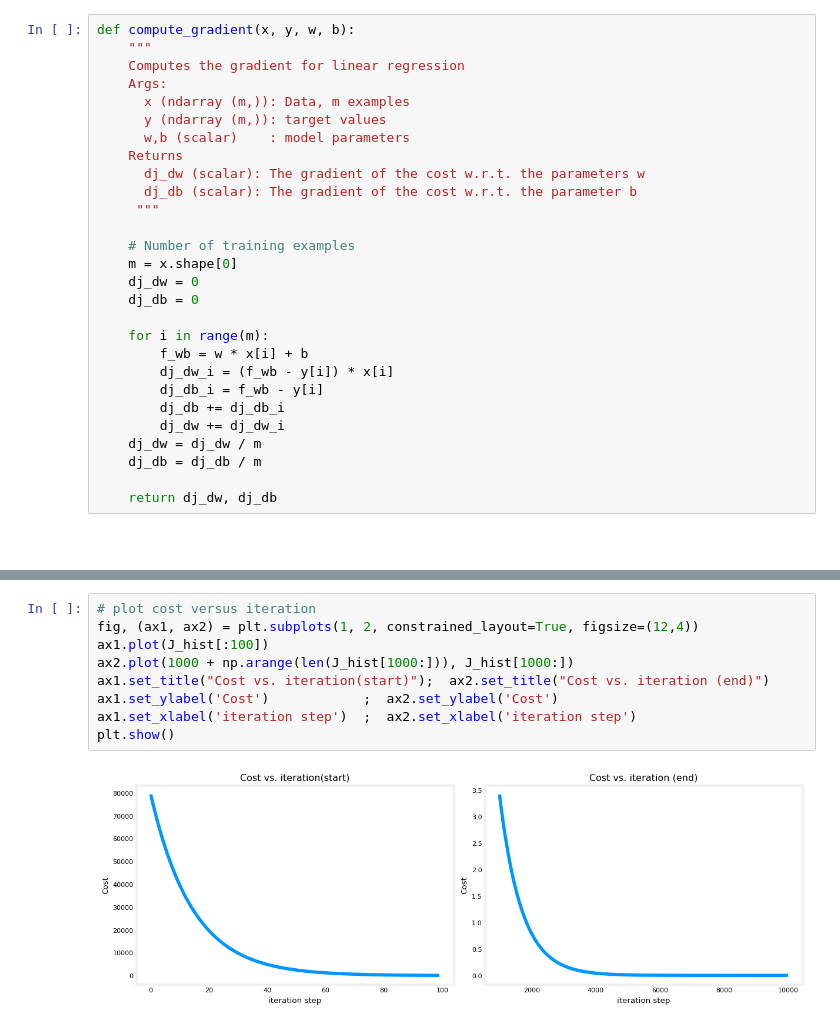
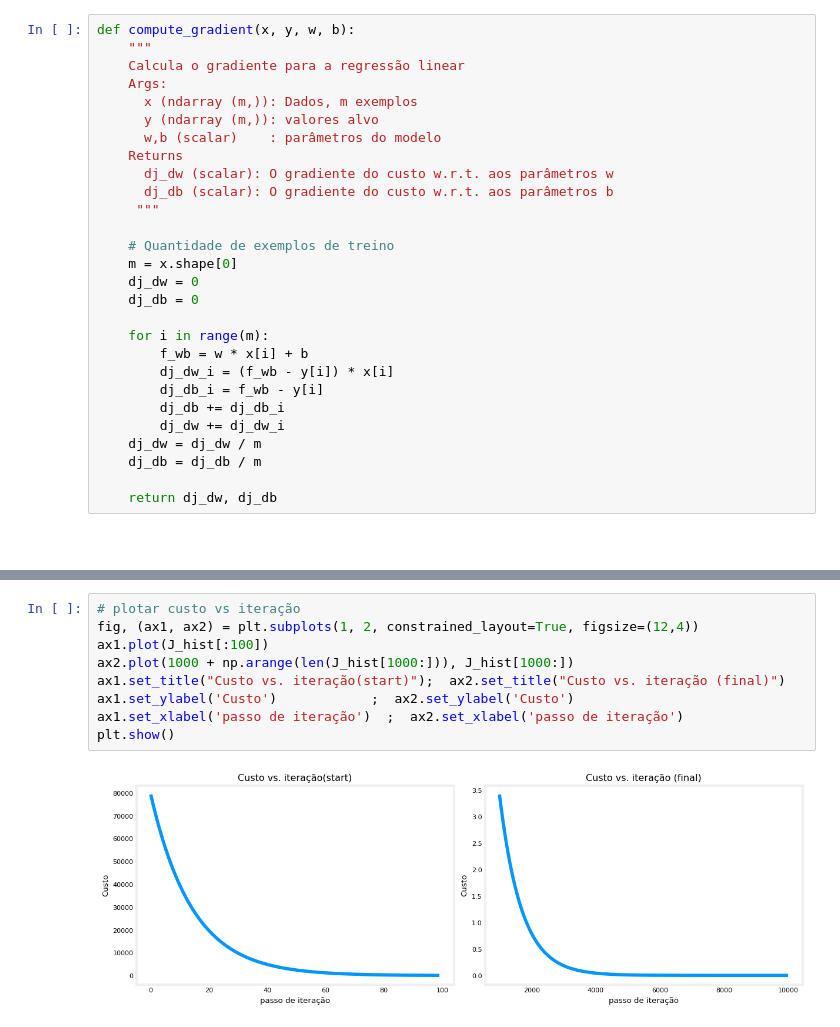
Before and after one commit to fabiobento/dnn-course-2024-1, a Jupyter notebook: 00_course_folder/ml_intro/class_01/Laboratórios/C1_W1_Lab04_Gradient_Descent_Soln.ipynb, the cells around one changed output, grey strips where cells are left out. Cells and saved outputs as stored; diff of their text form.

```diff
--- a/00_course_folder/ml_intro/class_01/Laboratórios/C1_W1_Lab04_Gradient_Descent_Soln.ipynb
+++ b/00_course_folder/ml_intro/class_01/Laboratórios/C1_W1_Lab04_Gradient_Descent_Soln.ipynb
@@ -95,17 +96,17 @@ Conventions:
 # %%
 def compute_gradient(x, y, w, b):
     """
-    Computes the gradient for linear regression
+    Calcula o gradiente para a regressão linear
     Args:
-      x (ndarray (m,)): Data, m examples
-      y (ndarray (m,)): target values
-      w,b (scalar)    : model parameters
+      x (ndarray (m,)): Dados, m exemplos
+      y (ndarray (m,)): valores alvo
+      w,b (scalar)    : parâmetros do modelo
     Returns
-      dj_dw (scalar): The gradient of the cost w.r.t. the parameters w
-      dj_db (scalar): The gradient of the cost w.r.t. the parameter b
+      dj_dw (scalar): O gradiente do custo w.r.t. aos parâmetros w
+      dj_db (scalar): O gradiente do custo w.r.t. aos parâmetros b
      """
 
-    # Number of training examples
+    # Quantidade de exemplos de treino
     m = x.shape[0]
     dj_dw = 0
     dj_db = 0
@@ -222,11 +227,11 @@ A plot of cost versus iterations is a useful measure of progress in gradient des
 # %%
-# plot cost versus iteration
+# plotar custo vs iteração
 fig, (ax1, ax2) = plt.subplots(1, 2, constrained_layout=True, figsize=(12,4))
 ax1.plot(J_hist[:100])
 ax2.plot(1000 + np.arange(len(J_hist[1000:])), J_hist[1000:])
-ax1.set_title("Cost vs. iteration(start)");  ax2.set_title("Cost vs. iteration (end)")
-ax1.set_ylabel('Cost')            ;  ax2.set_ylabel('Cost')
-ax1.set_xlabel('iteration step')  ;  ax2.set_xlabel('iteration step')
+ax1.set_title("Custo vs. iteração(start)");  ax2.set_title("Custo vs. iteração (final)")
+ax1.set_ylabel('Custo')            ;  ax2.set_ylabel('Custo')
+ax1.set_xlabel('passo de iteração')  ;  ax2.set_xlabel('passo de iteração')
 plt.show()
 # %% [output]
-[figure, old version]
+[figure, new version]
```
Also changed, not shown: parts of 51 cells of this notebook, 6 other files.
